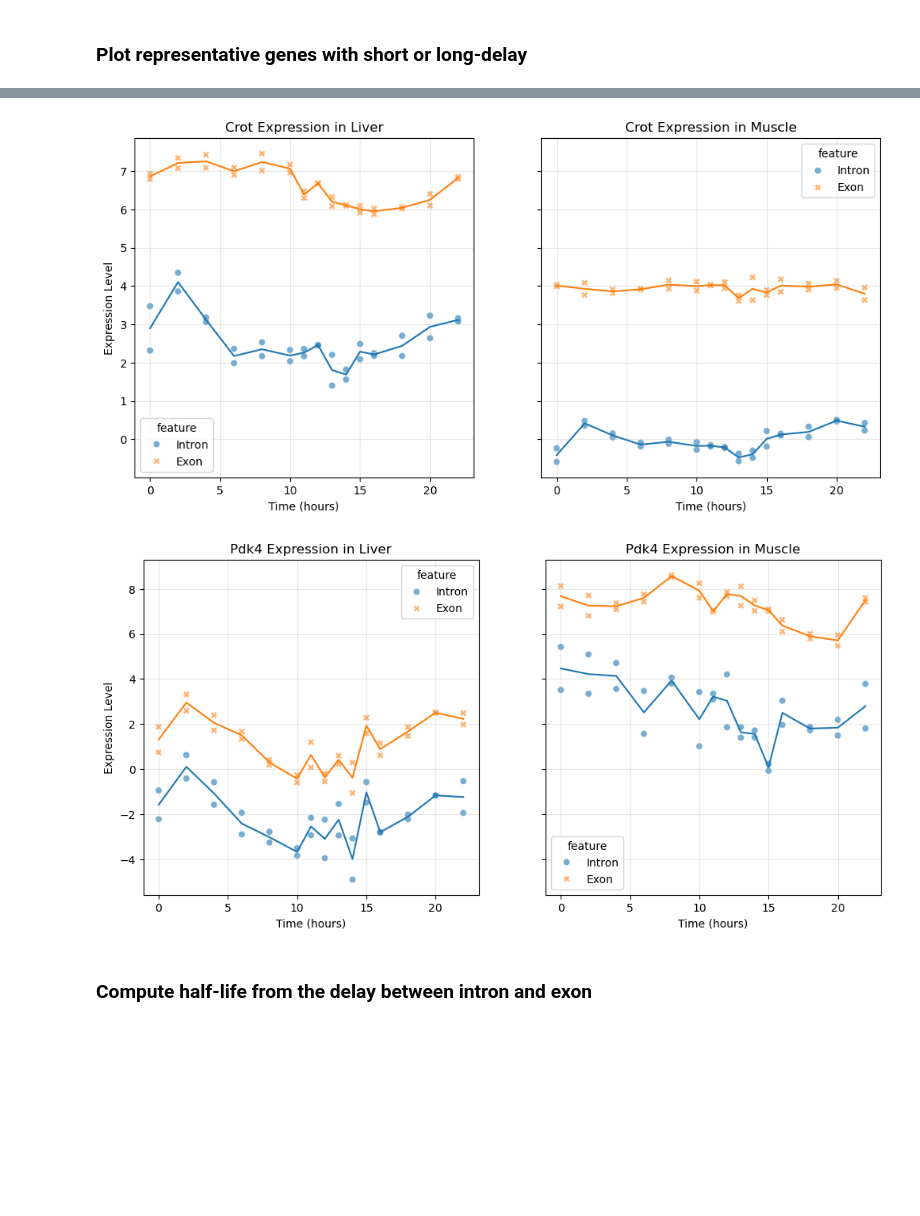
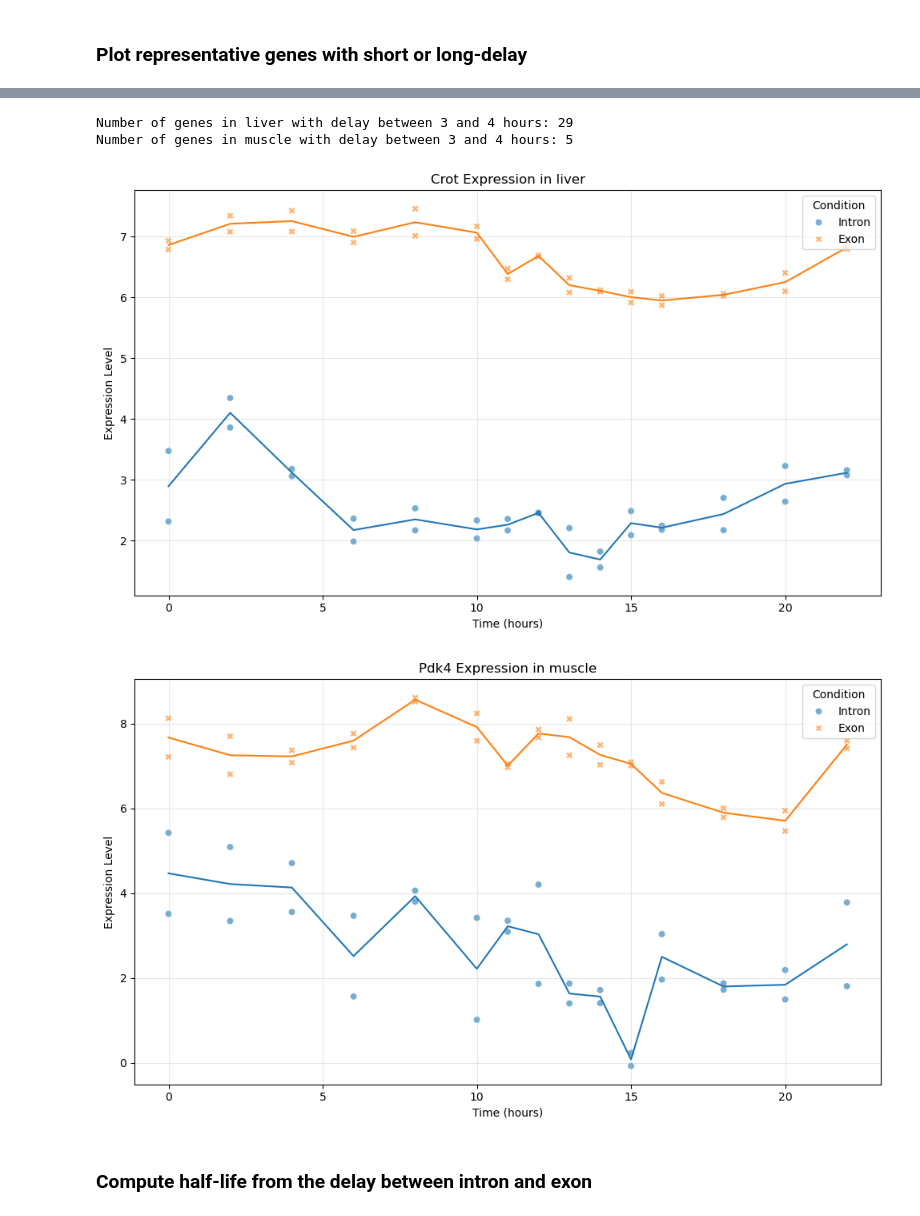
Before and after one commit to PierreLts/Genomics-to-Function, a Jupyter notebook: Exercise_Week11_12_B_Exercises.ipynb, the cells around one changed output, grey strips where cells are left out. Drawn from its saved outputs; the diff is of its cells as text; code cells hidden in the pictures; blank space fills up the shorter version.

```diff
--- a/Exercise_Week11_12_B_Exercises.ipynb
+++ b/Exercise_Week11_12_B_Exercises.ipynb
@@ -737,15 +787,20 @@ plot_gene_expression(dat_melted, shortest_delay_gene_muscle)
 # %%
 # Find gene with delay between 3 and 4 hours in muscle and liver
 
 genes_delay_3_4_liver = phase_difference_liver[(phase_difference_liver > 3) & (phase_difference_liver < 4)].index
 genes_delay_3_4_muscle = phase_difference_muscle[(phase_difference_muscle > 3) & (phase_difference_muscle < 4)].index
 
+print(f'Number of genes in liver with delay between 3 and 4 hours: {len(genes_delay_3_4_liver)}')
+print(f'Number of genes in muscle with delay between 3 and 4 hours: {len(genes_delay_3_4_muscle)}')
+
 if len(genes_delay_3_4_liver) > 0:
-    plot_gene_expression(dat_melted, genes_delay_3_4_liver[0])
+    plot_gene_expression_one_tissue(dat_melted, genes_delay_3_4_liver[0], 'liver')
 if len(genes_delay_3_4_muscle) > 0:
-    plot_gene_expression(dat_melted, genes_delay_3_4_muscle[0])
+    plot_gene_expression_one_tissue(dat_melted, genes_delay_3_4_muscle[0], 'muscle')
 # %% [output]
+Number of genes in liver with delay between 3 and 4 hours: 29
+Number of genes in muscle with delay between 3 and 4 hours: 5
-[figure, old version]
+[figure, new version]
-[figure, old version]
+[figure, new version]
 # %% [markdown]
 ### Compute half-life from the delay between intron and exon
```
Also changed, not shown: parts of 10 cells of this notebook.
